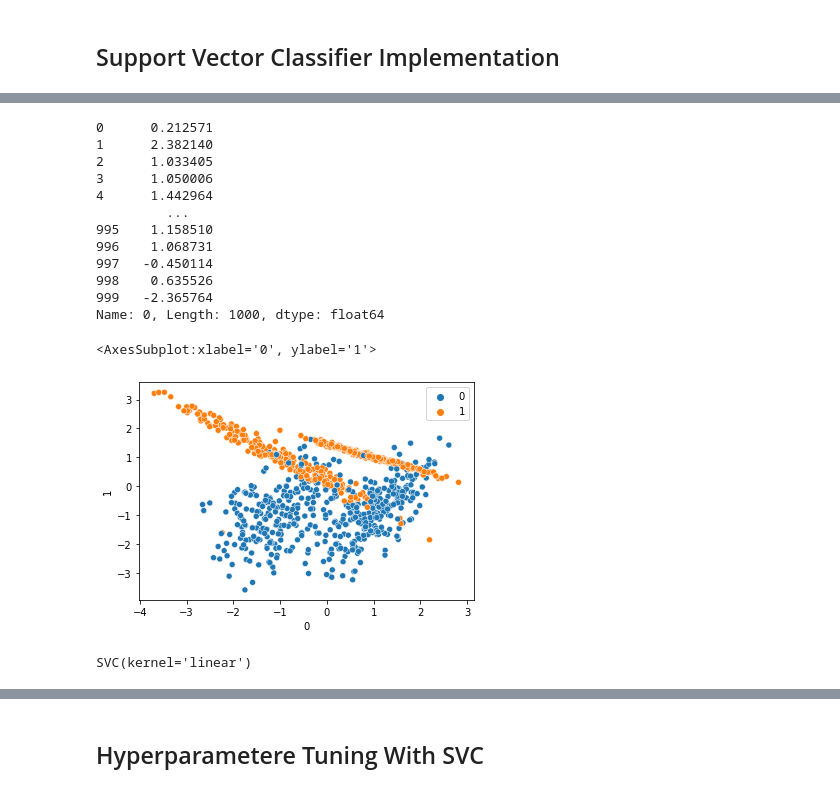
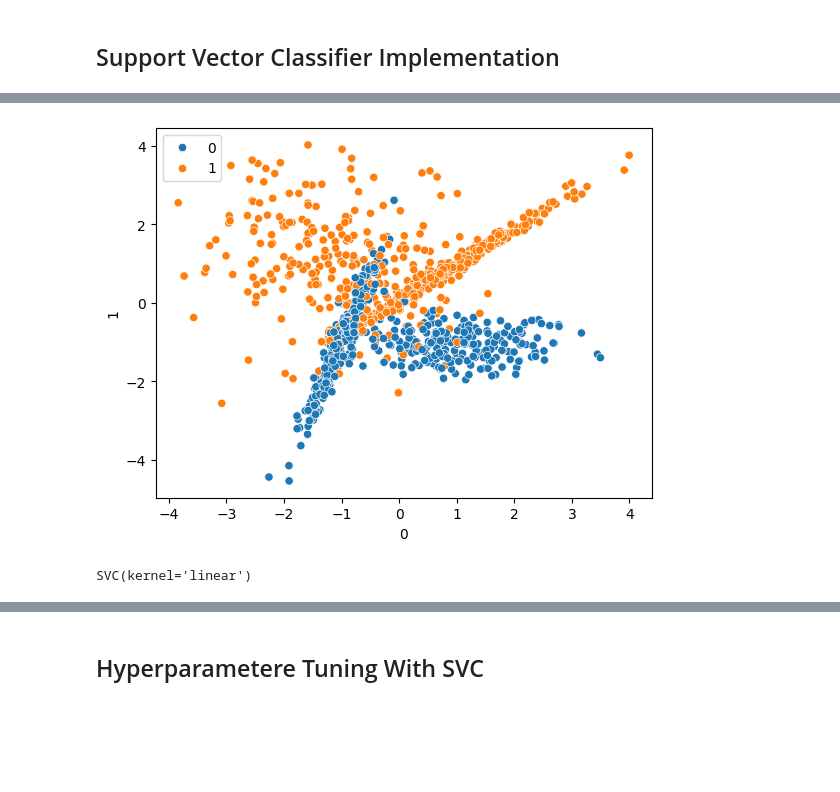
Before and after one commit to ricardorm10/Complete-Data-Science-With-Machine-Learning-And-NLP-2024, a Jupyter notebook: 7-SVM/Practicals/Basic SVC Implementation.ipynb, the cells around one changed output, grey strips where cells are left out. Drawn from its saved outputs; the diff is of its cells as text; code cells hidden in the pictures; blank space fills up the shorter version.

```diff
--- a/7-SVM/Practicals/Basic SVC Implementation.ipynb
+++ b/7-SVM/Practicals/Basic SVC Implementation.ipynb
@@ -12,3 +9,10 @@ from sklearn.datasets import make_classification
 # %%
-X,y=make_classification(n_samples=1000,n_features=2,n_classes=2,
-                        n_clusters_per_class=2,n_redundant=0)
+# Create a synthetic dataset
+from sklearn.datasets import make_classification
+
+X, y = make_classification(n_samples=1000,
+                           n_features=2,
+                           n_classes=2,
+                           n_redundant=0,
+                           n_clusters_per_class=2,
+                           random_state=42)
@@ -45,22 +19,9 @@ array([1, 1, 0, 1, 0, 1, 0, 1, 1, 1, 0, 0, 0, 1, 1, 0, 1, 1, 0, 1, 0, 1,
-# %%
-pd.DataFrame(X)[0]
-# %% [output]
-0      0.212571
-1      2.382140
-2      1.033405
-3      1.050006
-4      1.442964
-         ...
-995    1.158510
-996    1.068731
-997   -0.450114
-998    0.635526
-999   -2.365764
-Name: 0, Length: 1000, dtype: float64
 # %%
-sns.scatterplot(pd.DataFrame(X)[0],pd.DataFrame(X)[1],hue=y)
+# Creata a scatter plot of the data
+sns.scatterplot(x=pd.DataFrame(X)[0], # First column of X
+                y=pd.DataFrame(X)[1], # Second column of X
+                hue=y);
 # %% [output]
-<AxesSubplot:xlabel='0', ylabel='1'>
-[figure, old version]
+[figure, new version]
 # %%
 from sklearn.model_selection import train_test_split
@@ -72,7 +31,13 @@ svc=SVC(kernel='linear')
-# %%
-svc.fit(X_train,y_train)
-# %% [output]
-SVC(kernel='linear')
+# %%
+from sklearn.svm import SVC
+
+# Create a support vector classifier
+svc = SVC(kernel='linear')
+
+# Train the classifier
+svc.fit(X_train, y_train)
+# %% [output]
+SVC(kernel='linear')
 # %%
 svc.coef_
 # %% [output]
```
Also changed, not shown: parts of 29 cells of this notebook.
